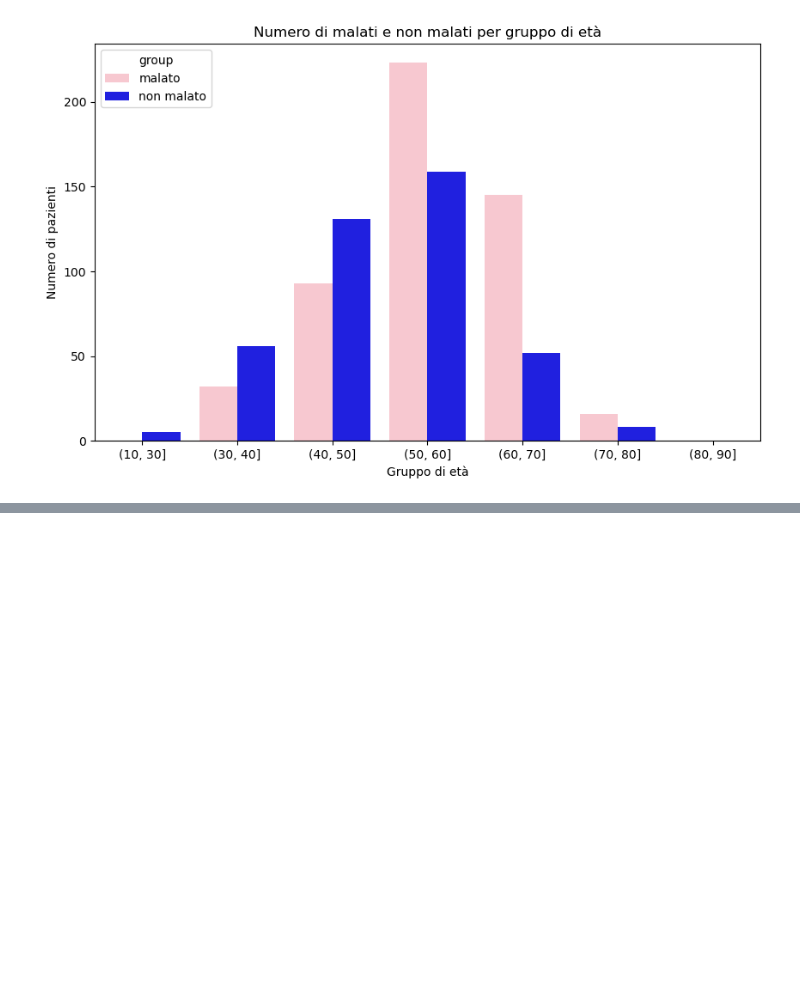
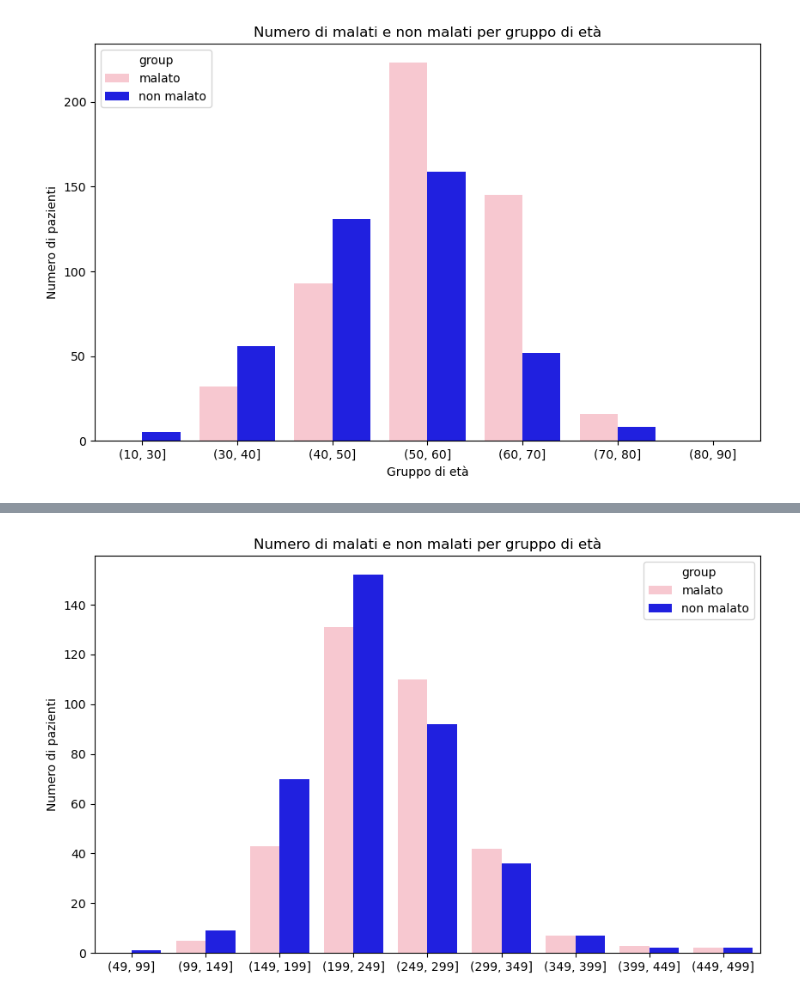
Before and after one commit to mattiaise/scientific-visualization, a Jupyter notebook: maxHeart.ipynb, the cells around one changed output, grey strips where cells are left out. Cells and saved outputs as stored; diff of their text form; code cells hidden in the pictures; blank space fills up the shorter version.

```diff
--- a/maxHeart.ipynb
+++ b/maxHeart.ipynb
@@ -98,0 +122,8 @@ plt.show()
+# %%
+age_bins = np.arange(49, 701, 50)
+df['chol_group'] = pd.cut(df['chol'], bins=age_bins)
+
+# Contiamo il numero di malati e non malati in ciascun intervallo di età
+age_group_counts = pd.crosstab(df['chol_group'], df['group'])
+
+age_group_counts
@@ -98,0 +145,29 @@ plt.show()
+# %%
+age_bins = np.arange(49, 501, 50)
+df['chol_group'] = pd.cut(df['chol'], bins=age_bins)
+
+# Contiamo il numero di malati e non malati in ciascun intervallo di età
+age_group_counts = pd.crosstab(df['chol_group'], df['group'])
+
+# Resettiamo l'indice per facilitare la creazione del grafico
+age_group_counts = age_group_counts.reset_index()
+
+# Creiamo il grafico a barre
+age_group_counts_melted = age_group_counts.melt(id_vars='chol_group', value_vars=['malato', 'non malato'],
+                                                var_name='group', value_name='count')
+
+plt.figure(figsize=(10, 6))
+barplot = sns.barplot(data=age_group_counts_melted, x='chol_group', y='count', hue='group',
+                      palette={'non malato': 'blue', 'malato': 'pink'})
+
+# Impostiamo le etichette degli assi
+barplot.set_xlabel("")
+barplot.set_ylabel("Numero di pazienti")
+
+# Impostiamo il titolo del grafico
+barplot.set_title('Numero di malati e non malati per gruppo di età')
+
+# Mostriamo il grafico
+plt.show()
+# %% [output]
+[figure, added]
```
Also changed, not shown: parts of 5 cells of this notebook.
